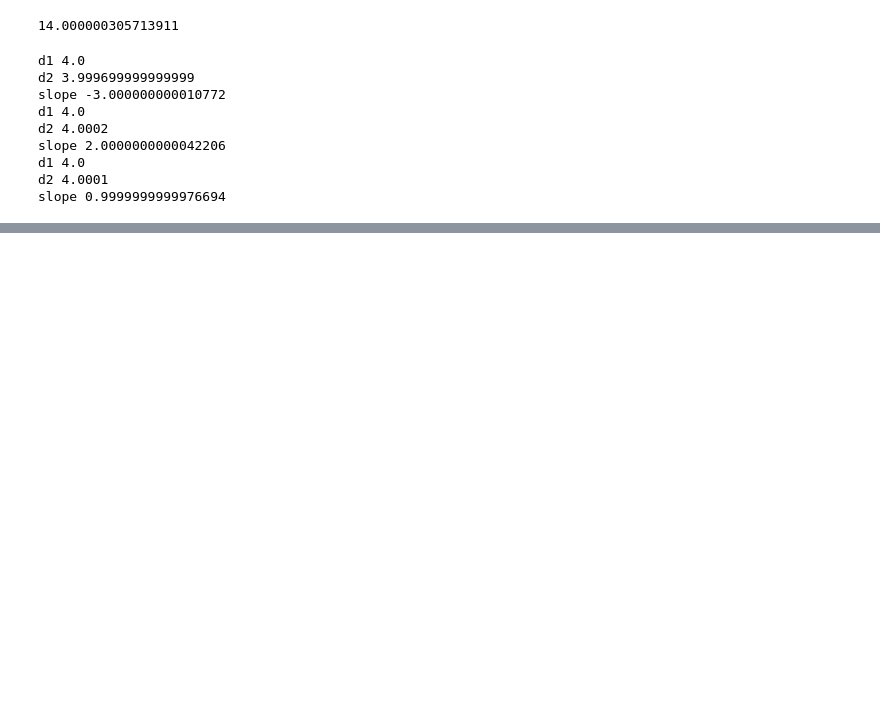
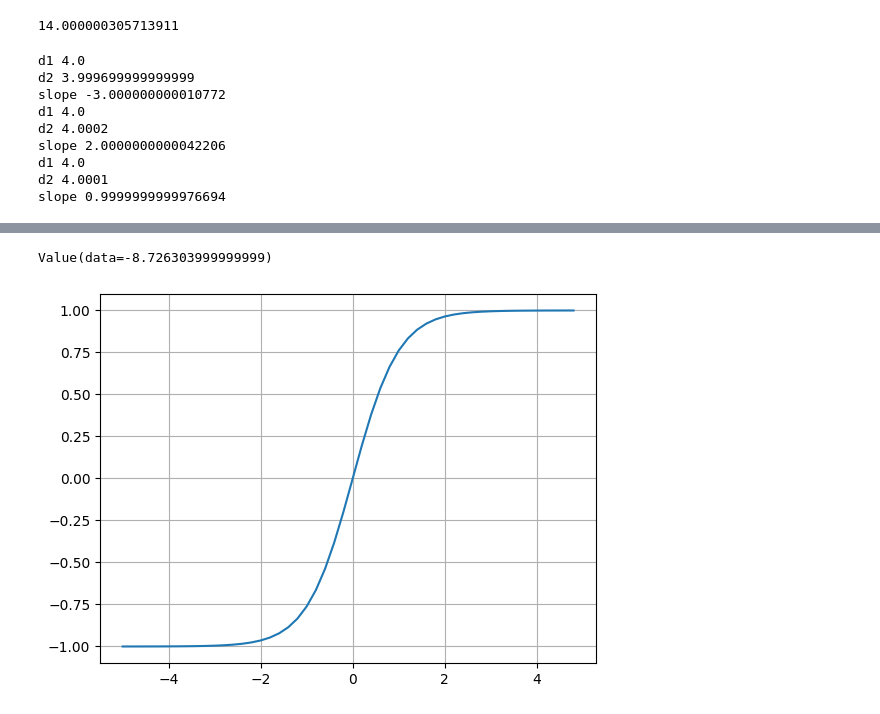
Before and after one commit to pranavkoka/Neural_Networks_Andrej_Karpathy, a Jupyter notebook: micrograd_from_scratch.ipynb, the cells around one changed output, grey strips where cells are left out. Cells and saved outputs as stored; diff of their text form; code cells hidden in the pictures; blank space fills up the shorter version.

```diff
--- a/micrograd_from_scratch.ipynb
+++ b/micrograd_from_scratch.ipynb
@@ -82,0 +133,18 @@ c,c._prev,c._op,d,d._prev,d._op
+# %%
+a.data -= 0.01*a.grad
+b.data -= 0.01*b.grad
+c.data -= 0.01*c.grad
+f.data -= 0.01*f.grad
+
+e = a * b
+d = e + c
+L = d * f
+
+L #this is if we want to reduce L from -8 to something more negative
+# %% [output]
+Value(data=-8.726303999999999)
+# %%
+plt.plot(np.arange(-5,5,0.2), np.tanh(np.arange(-5,5,0.2)))
+plt.grid()
+# %% [output]
+[figure, added]
```
Also changed, not shown: parts of 7 cells of this notebook.
